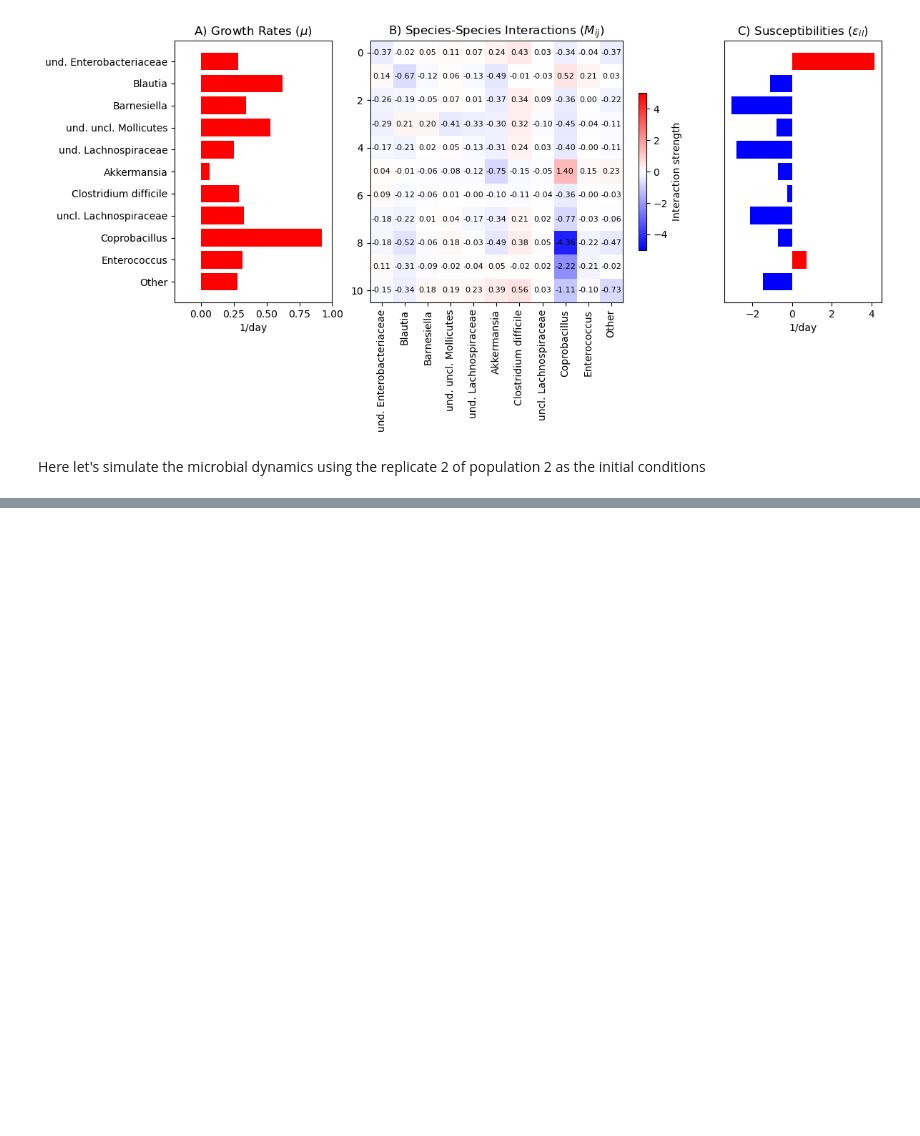
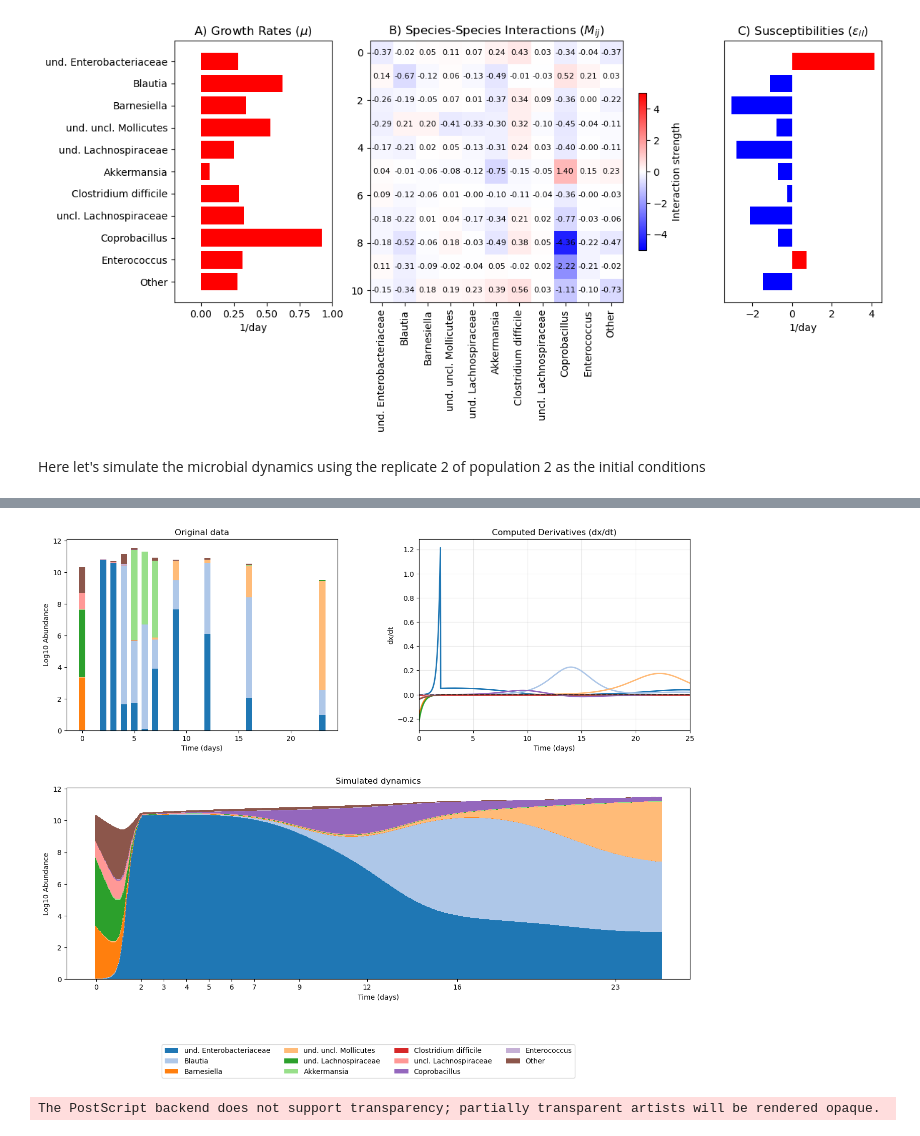
Before and after one commit to BOYANGLI233/gLV-model-implementation, a Jupyter notebook: notebook/gLV_fit.ipynb, the cells around one changed output, grey strips where cells are left out. Saved outputs shown, nothing was run; the diff lists cells and outputs as text; code cells hidden in the pictures; blank space fills up the shorter version.

```diff
--- a/notebook/gLV_fit.ipynb
+++ b/notebook/gLV_fit.ipynb
@@ -247,0 +261,9 @@ plt.show()
+# %%
+x_sim, t_sim, dx_sim = mI.gLV_simulation(t_span_2, num_t, x0_2, theta_3, x_intro=x_intro_2, perturb_start_end=perturb_start_end_2)
+fig5 = mI.plot_simulation(species, orig_data_2, orig_time_2, x_sim, t_sim, dx_sim)
+plt.show()
+fig5.savefig('../figure/simulation_2.svg', bbox_inches='tight', pad_inches=0.1)
+fig5.savefig('../figure/simulation_2.eps', bbox_inches='tight', pad_inches=0.1)
+# %% [output]
+[figure, added]
+The PostScript backend does not support transparency; partially transparent artists will be rendered opaque.
```
Also changed, not shown: parts of 7 cells of this notebook, 25 other files.
